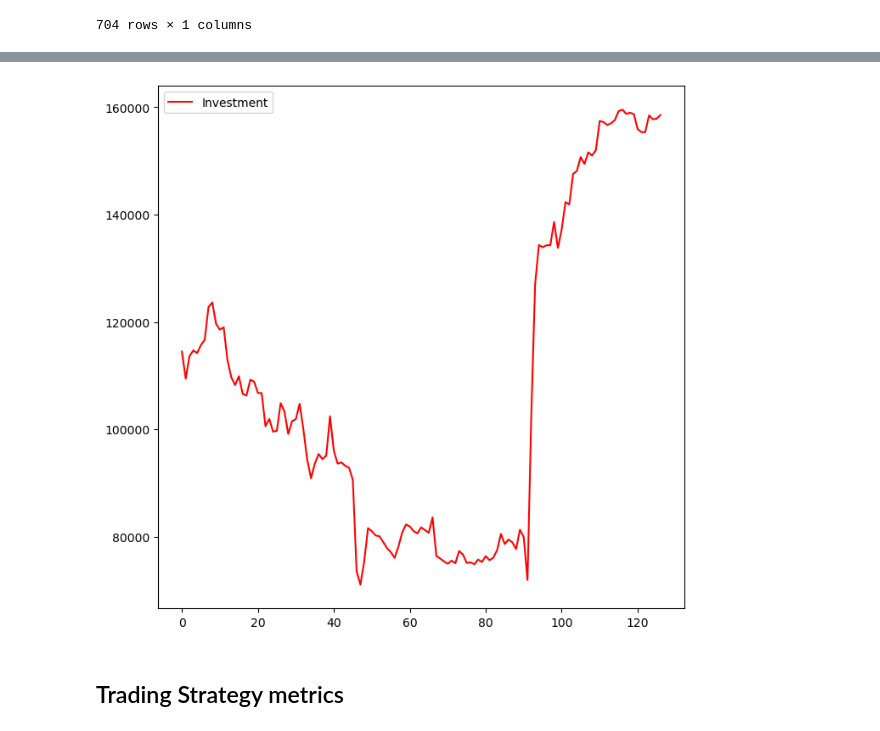
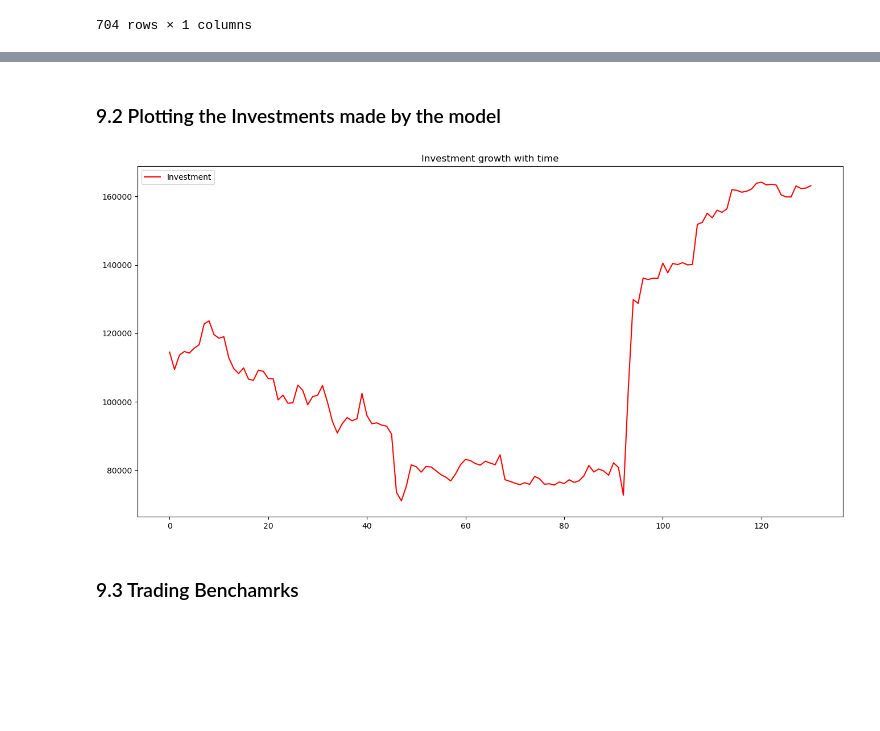
Before and after one commit to AvaterClasher/crypto, a Jupyter notebook: arima.ipynb, the cells around one changed output, grey strips where cells are left out. Saved outputs shown, nothing was run; the diff lists cells and outputs as text; code cells hidden in the pictures; blank space fills up the shorter version.

```diff
--- a/arima.ipynb
+++ b/arima.ipynb
@@ -56,0 +154,6 @@ data['next'] = data['close'].shift(-1)
+# %%
+# Calculate True Range (TR)
+data['HL'] = data['high'] - data['low']
+data['HC'] = abs(data['high'] - data['close'].shift(1))
+data['LC'] = abs(data['low'] - data['close'].shift(1))
+data['TR'] = data[['HL', 'HC', 'LC']].max(axis=1)
@@ -78,0 +248,3 @@ Checking Autocorrelation for Time Series Analysis
+# %%
+# Drop rows with missing values from the DataFrame
+data = data.dropna()
@@ -78,0 +360,3 @@ Checking Autocorrelation for Time Series Analysis
+# %%
+# Drop redundant columns from the DataFrame
+data = data.drop(columns=['datetime', 'ShortEMA', 'LongEMA'])
@@ -498,6 +892,7 @@ actual_close = return_df['actual_close']
 # %%
+# Trading Algorithm
 
-threshold = -0.06 #This is the threshold ( predicted drawdown allowed ) value
+threshold = -0.055 #This is the threshold ( drawdown allowed ) value
 steps = 50 # steps the model will look into the future
 net_earning = 0
 total_investment = 100000  # USD 100,000
@@ -513,6 +908,8 @@ previous_investment = current_money #Storing previous investments
 loosing_trade_count = 0
 winning_trade_count = 0
 earning = []
+total_closed_trades = 0
+holding_duration = []
 
 for i in range(0, len(return_df) - steps):
     future = prediction_close[i + steps]
@@ -528,7 +925,7 @@ for i in range(0, len(return_df) - steps):
         earning.append(current_money)
 
         profit = current_money - previous_investment
-
+        total_closed_trades += 1
         if(profit < 0):
             loosing_trade.append(profit)
             loosing_trade_count += 1
@@ -536,9 +933,11 @@ for i in range(0, len(return_df) - steps):
             winning_trade.append(profit)
             winning_trade_count += 1
 
+
         # Update the trade duration
         if trade_start_date is not None:
             current_trade_duration = i - trade_start_date
+            holding_duration.append(current_trade_duration)
             max_trade_duration = max(max_trade_duration, current_trade_duration)
             trade_start_date = None
 
@@ -561,13 +960,17 @@ else:
 if current_investment == 0 and trade_start_date is not None:
     current_trade_duration = len(prediction_close) - trade_start_date
     max_trade_duration = max(max_trade_duration, current_trade_duration)
+# %% [markdown]
+### 9.2 Plotting the Investments made by the model
 # %%
-plt.figure(figsize=(8,8))
+# Plotting the Investments made by the model
+plt.figure(figsize=(16,8))
 plt.plot(earning,color = "red",label = "Investment")
+plt.title("Investment growth with time")
 plt.legend()
 plt.show()
 # %% [output]
-[figure, old version]
+[figure, new version]
-# %% [markdown]
-## Trading Strategy metrics
+# %% [markdown]
+### 9.3 Trading Benchamrks
 # %%
```
Also changed, not shown: parts of 86 cells of this notebook.
